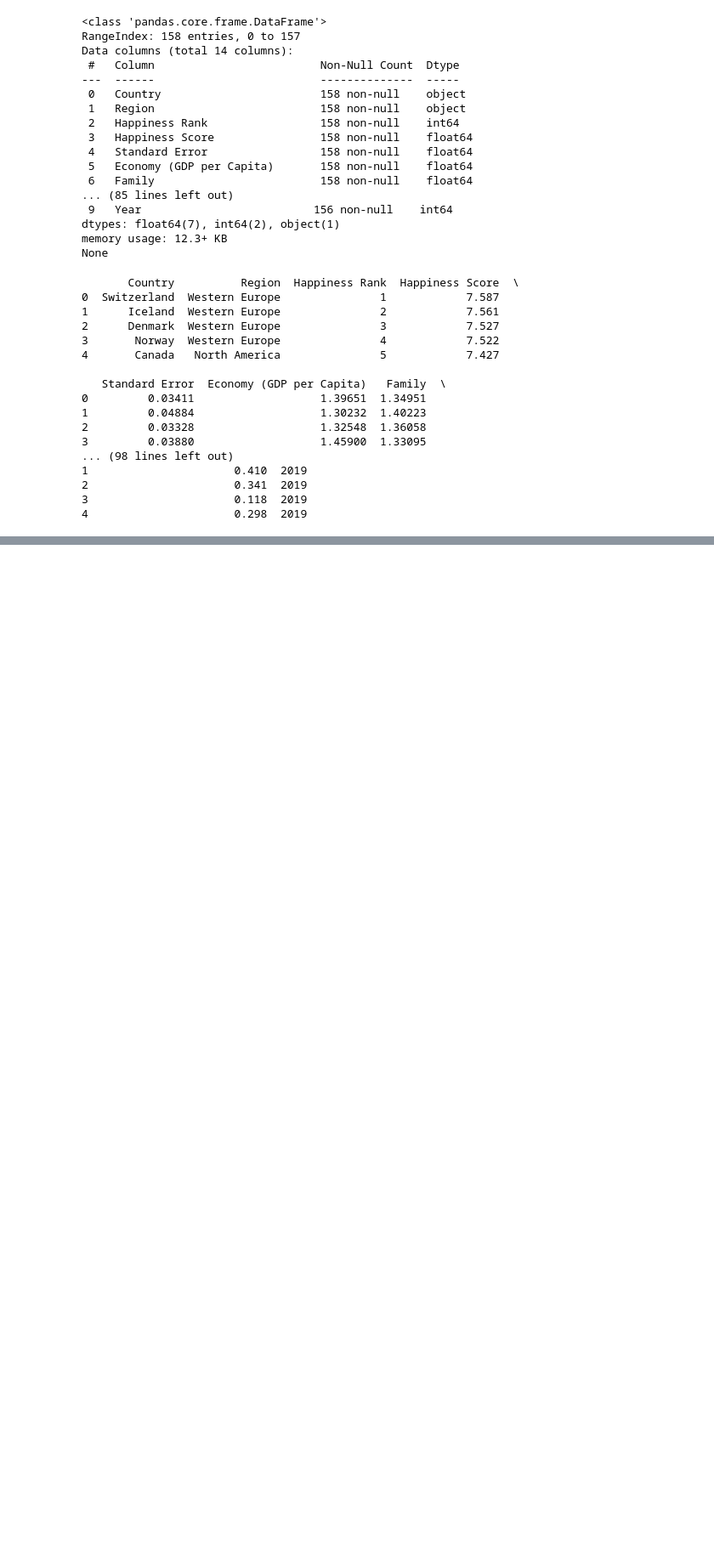
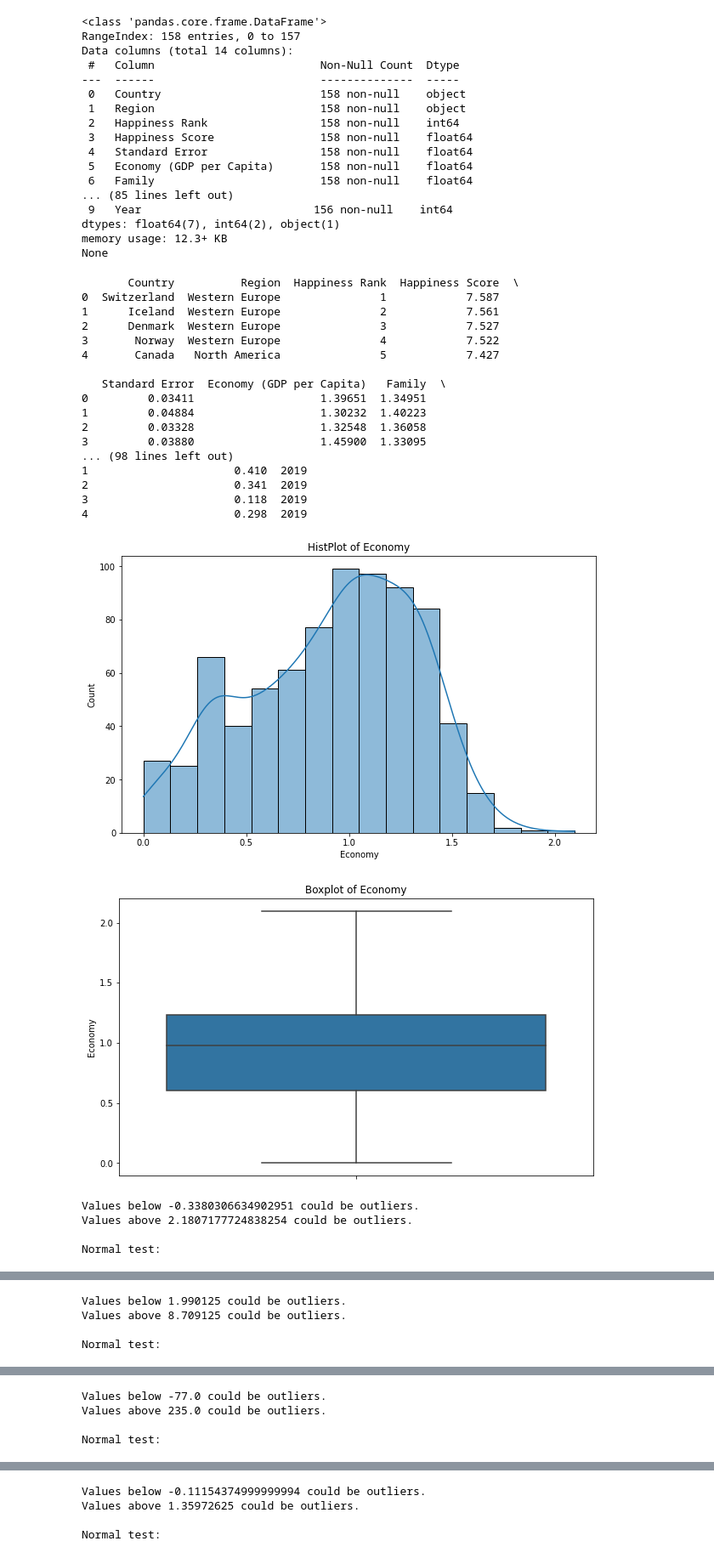
Before and after one commit to Georgejtomaras/smu_project1_worldhappiness, a Jupyter notebook: George T work/project_1_data merge.py-Georgework.ipynb, the cells around one changed output, grey strips where cells are left out. Shown at 85% size. Cells and saved outputs as stored; diff of their text form; code cells hidden in the pictures; blank space fills up the shorter version.

```diff
--- a/George T work/project_1_data merge.py-Georgework.ipynb
+++ b/George T work/project_1_data merge.py-Georgework.ipynb
@@ -753,3 +711,5 @@ for i in data_frames:
 2                      0.341  2019
 3                      0.118  2019
 4                      0.298  2019
+# %%
+maindf2 = maindf.reset_index(drop=True)
@@ -755,0 +725,43 @@ for i in data_frames:
+# %%
+def checkShapeOfData(df, col):
+    # make histogram plot
+    plt.figure(figsize=(10,6))
+    sns.histplot(data=df, x=col, kde=True)
+    plt.title(f"HistPlot of {col}")
+    plt.show()
+    print()
+
+    # boxplots
+    plt.figure(figsize=(10,6))
+    sns.boxplot(data=df, y=col)
+    plt.title(f"Boxplot of {col}")
+    plt.show()
+    print()
+
+    # If the data is in a dataframe, we use pandas to give quartile calculations
+    quartiles = df[col].quantile([.25,.5,.75])
+    lowerq = quartiles[0.25]
+    upperq = quartiles[0.75]
+    iqr = upperq-lowerq
+
+    lower_bound = lowerq - (1.5*iqr)
+    upper_bound = upperq + (1.5*iqr)
+    print(f"Values below {lower_bound} could be outliers.")
+    print(f"Values above {upper_bound} could be outliers.")
+
+    # normaltest
+    print()
+    print("Normal test:")
+    num = int(len(df)*0.1)
+#     print(st.normaltest(df[col].sample(num)))
+# %%
+cols = maindf2.describe().columns
+for col in cols:
+    checkShapeOfData(maindf2, col)
+# %% [output]
+[figure, added]
+[figure, added]
+Values below -0.3380306634902951 could be outliers.
+Values above 2.1807177724838254 could be outliers.
+
+Normal test:
@@ -755,0 +770,4 @@ for i in data_frames:
+Values below 1.990125 could be outliers.
+Values above 8.709125 could be outliers.
+
+Normal test:
@@ -755,0 +776,4 @@ for i in data_frames:
+Values below -77.0 could be outliers.
+Values above 235.0 could be outliers.
+
+Normal test:
@@ -755,0 +782,4 @@ for i in data_frames:
+Values below -0.11154374999999994 could be outliers.
+Values above 1.35972625 could be outliers.
+
+Normal test:
```
Also changed, not shown: parts of 36 cells of this notebook.
